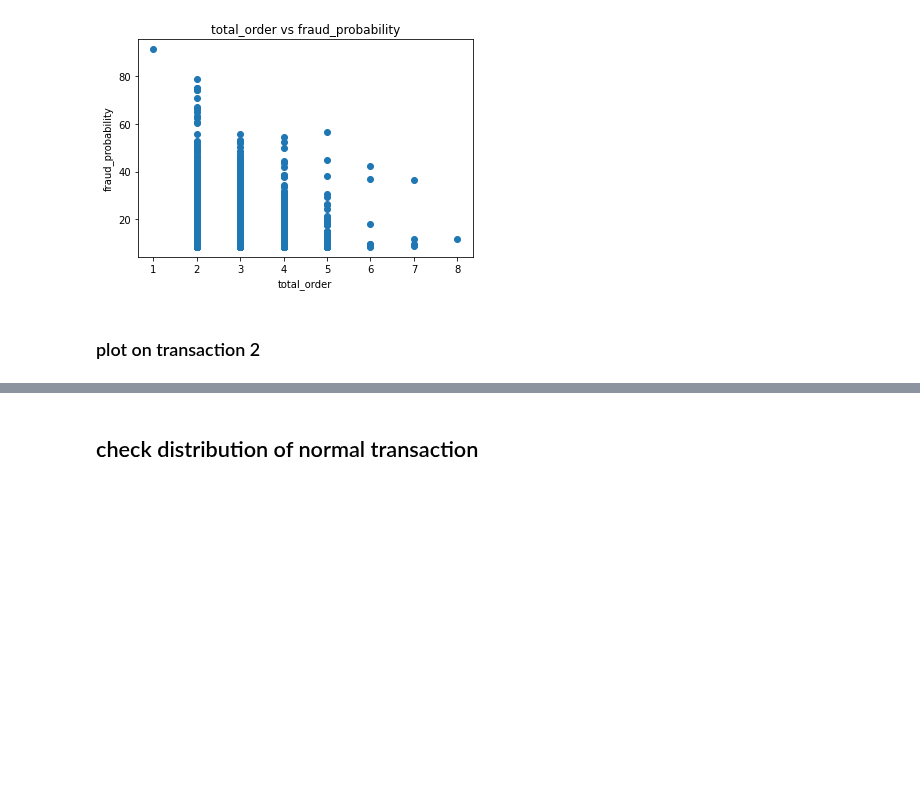
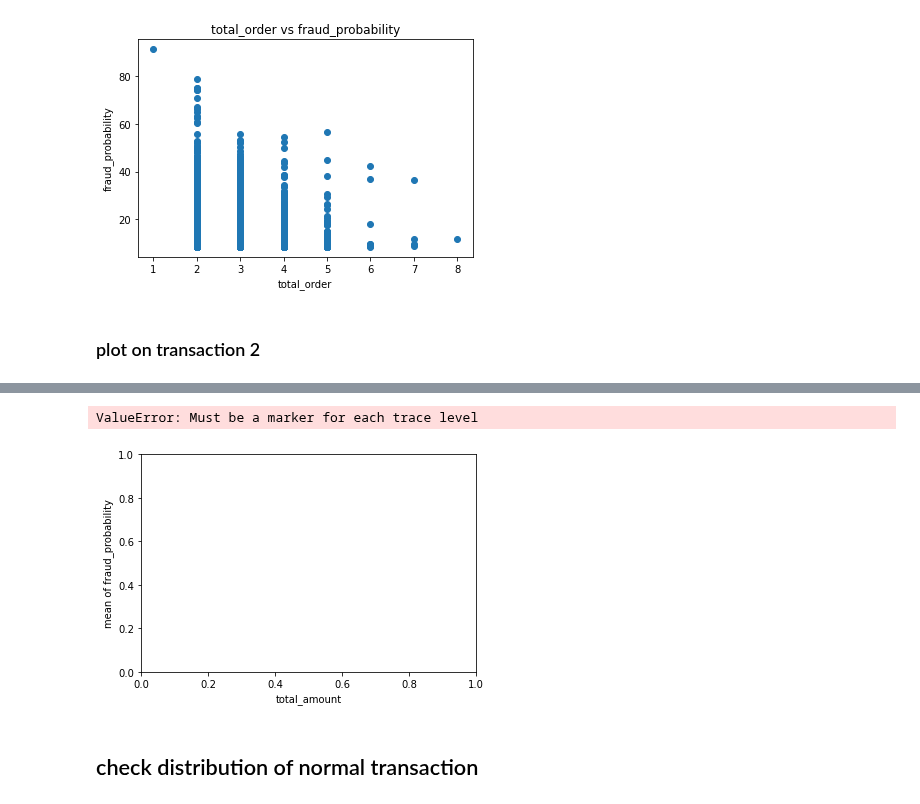
Before and after one commit to MAST30034-Applied-Data-Science/generic-buy-now-pay-later-project-group-19, a Jupyter notebook: notebooks/fraud.ipynb, the cells around one changed output, grey strips where cells are left out. Saved outputs shown, nothing was run; the diff lists cells and outputs as text; code cells hidden in the pictures; blank space fills up the shorter version.

```diff
--- a/notebooks/fraud.ipynb
+++ b/notebooks/fraud.ipynb
@@ -94,3 +92,14 @@ Text(0.5, 1.0, 'total_order vs fraud_probability')
+# %%
+#plt.scatter(x=consumer_fraud_join_df2["total_amount"]/consumer_fraud_join_df2["total_order"],y=consumer_fraud_join_df2["fraud_probability"])
+
+
+
+from statsmodels.graphics.factorplots import interaction_plot
+fig = interaction_plot(consumer_fraud_join_df2["total_amount"],consumer_fraud_join_df2["total_order"],consumer_fraud_join_df2["fraud_probability"],colors=['black','gray'], markers=['*', 'o'], ylabel='fraud_probability', xlabel='total_amount')
+plt.show()
+# %% [output]
+ValueError: Must be a marker for each trace level
+[figure, added]
 # %% [markdown]
 ## check distribution of normal transaction
 # %%
```
Also changed, not shown: parts of 7 cells of this notebook.
